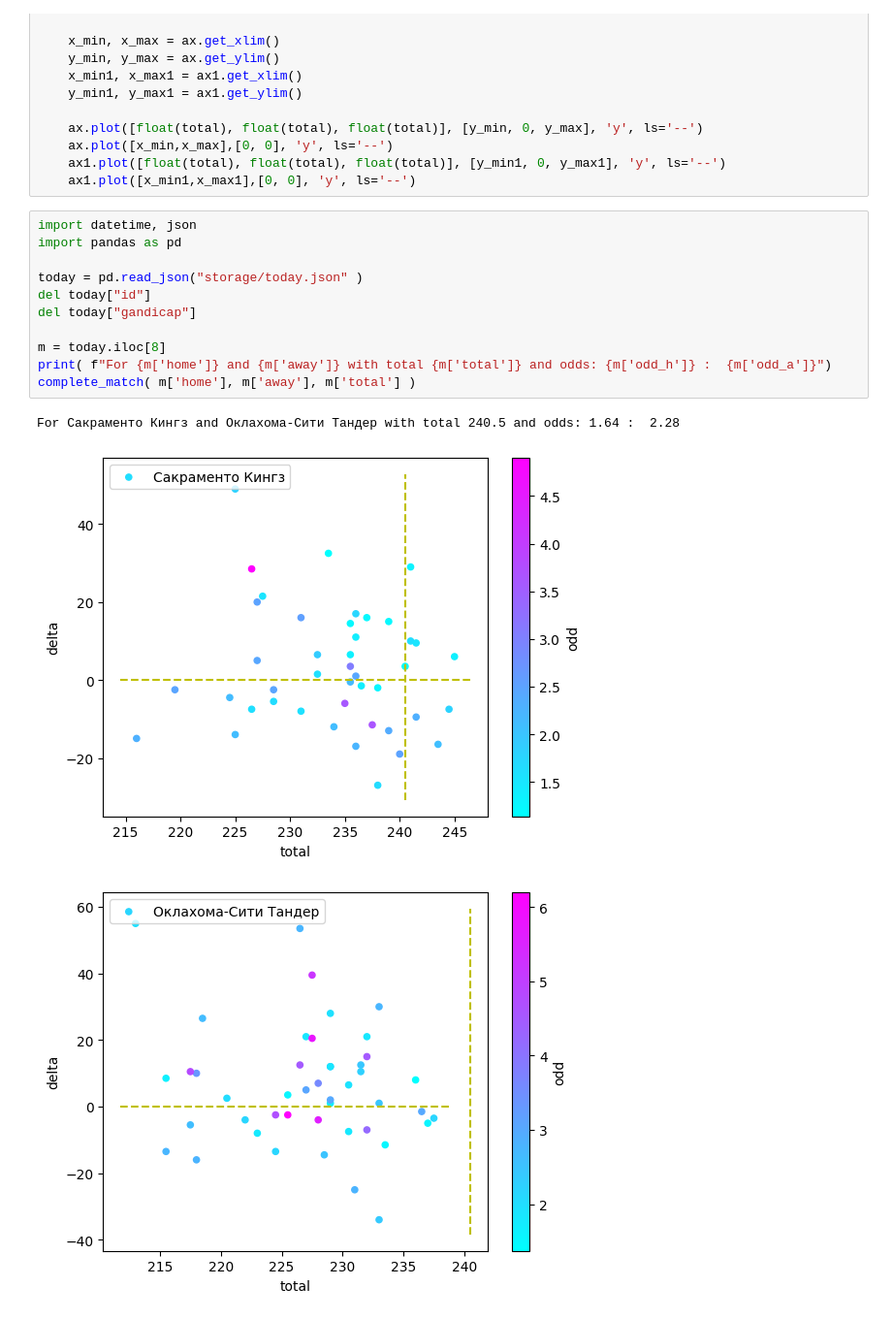
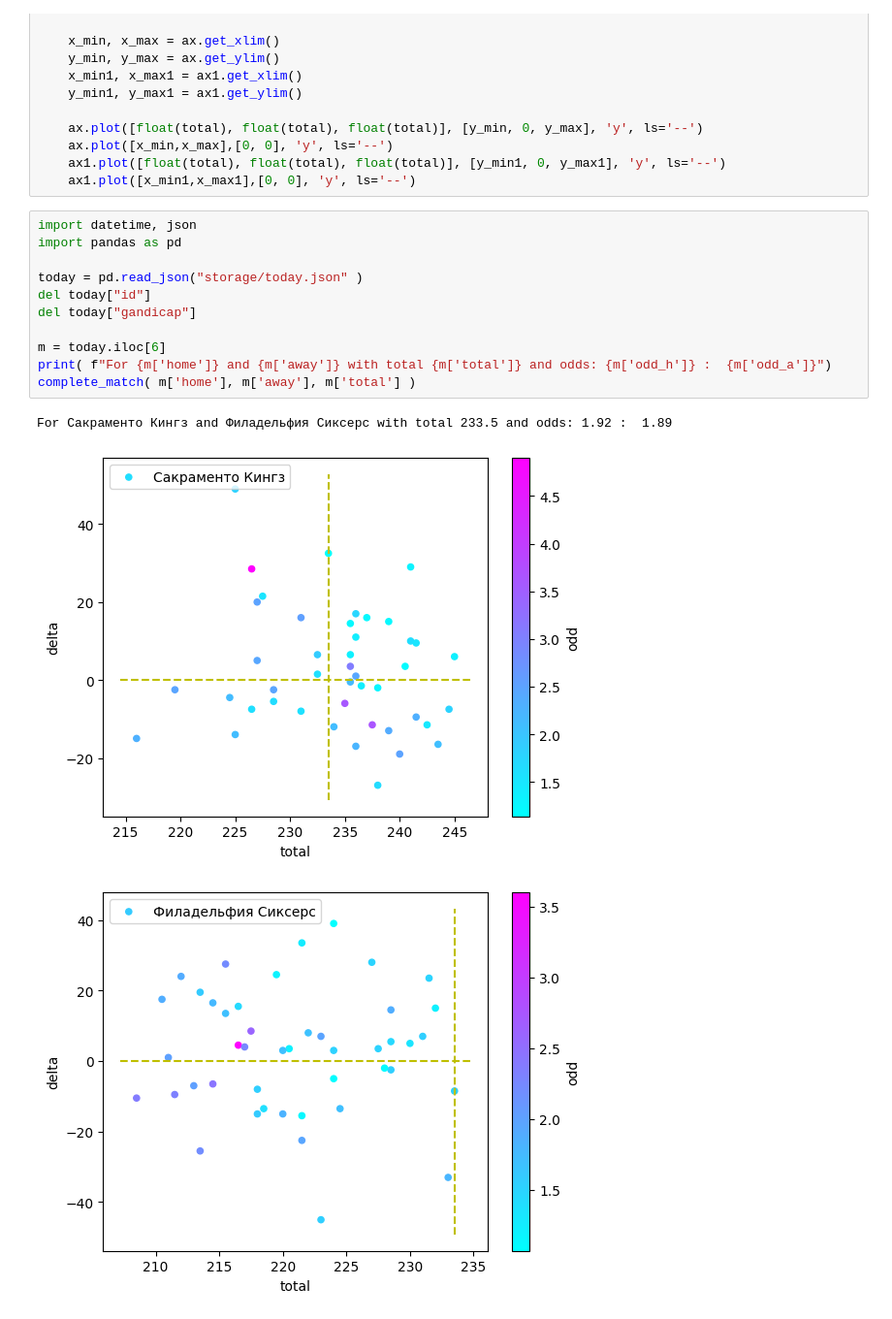
Before and after one commit to glahiator/basket_total, a Jupyter notebook: analyze.ipynb, the cells around one changed output. Shown at 97% size. Cells and saved outputs as stored; diff of their text form.

```diff
--- a/analyze.ipynb
+++ b/analyze.ipynb
@@ -178,18 +187,18 @@ def complete_match(home, away, total):
 # %%
 import datetime, json
 import pandas as pd
 
 today = pd.read_json("storage/today.json" )
 del today["id"]
 del today["gandicap"]
 
-m = today.iloc[8]
+m = today.iloc[6]
 print( f"For {m['home']} and {m['away']} with total {m['total']} and odds: {m['odd_h']} :  {m['odd_a']}")
 complete_match( m['home'], m['away'], m['total'] )
 # %% [output]
-For Сакраменто Кингз and Оклахома-Сити Тандер with total 240.5 and odds: 1.64 :  2.28
+For Сакраменто Кингз and Филадельфия Сиксерс with total 233.5 and odds: 1.92 :  1.89
-[figure, old version]
+[figure, new version]
-[figure, old version]
+[figure, new version]
 # %%
 # get_team_chrono_delta( m['home'], m['total'] )
 # get_team_chrono_delta_place(m['home'], m['total'], 'home' )
```
Also changed, not shown: parts of 3 cells of this notebook, 3 other files.
